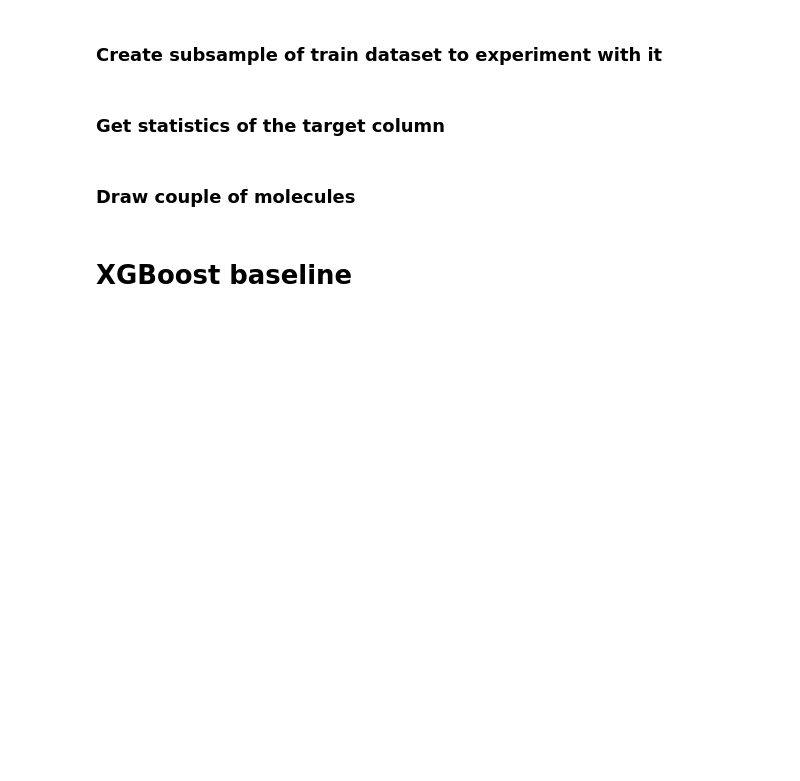
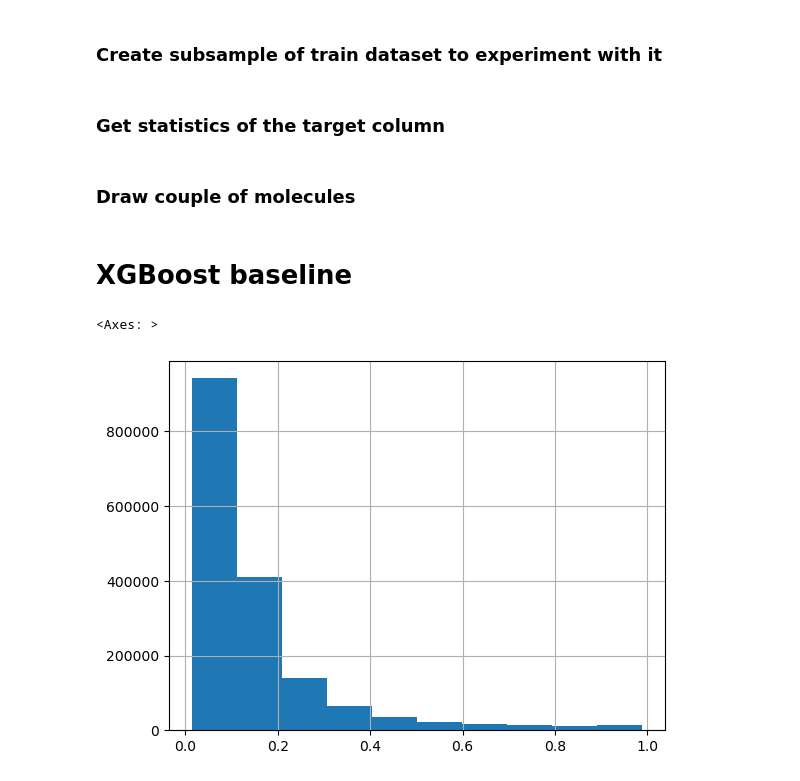
Before and after one commit to korney3/binding_prediction_xgboost_large_dataset, a Jupyter notebook: data_analysis_and_preprocesing.ipynb, the cells around one changed output. Cells and saved outputs as stored; diff of their text form; code cells hidden in the pictures; blank space fills up the shorter version.

```diff
--- a/data_analysis_and_preprocesing.ipynb
+++ b/data_analysis_and_preprocesing.ipynb
@@ -157,3 +157,10 @@ model = xgb.train(params, train_Xy, num_rounds, evals=eval_list, verbose_eval=10
 # Save the model using pickle
 with open('model.pkl', 'wb') as file:
     pickle.dump(model, file)
+# %%
+sub = pd.read_csv("submission.csv")
+# %%
+sub[TARGET_COLUMN].hist()
+# %% [output]
+<Axes: >
+[figure, added]
```
Also changed, not shown: parts of 11 cells of this notebook, 15 other files.
